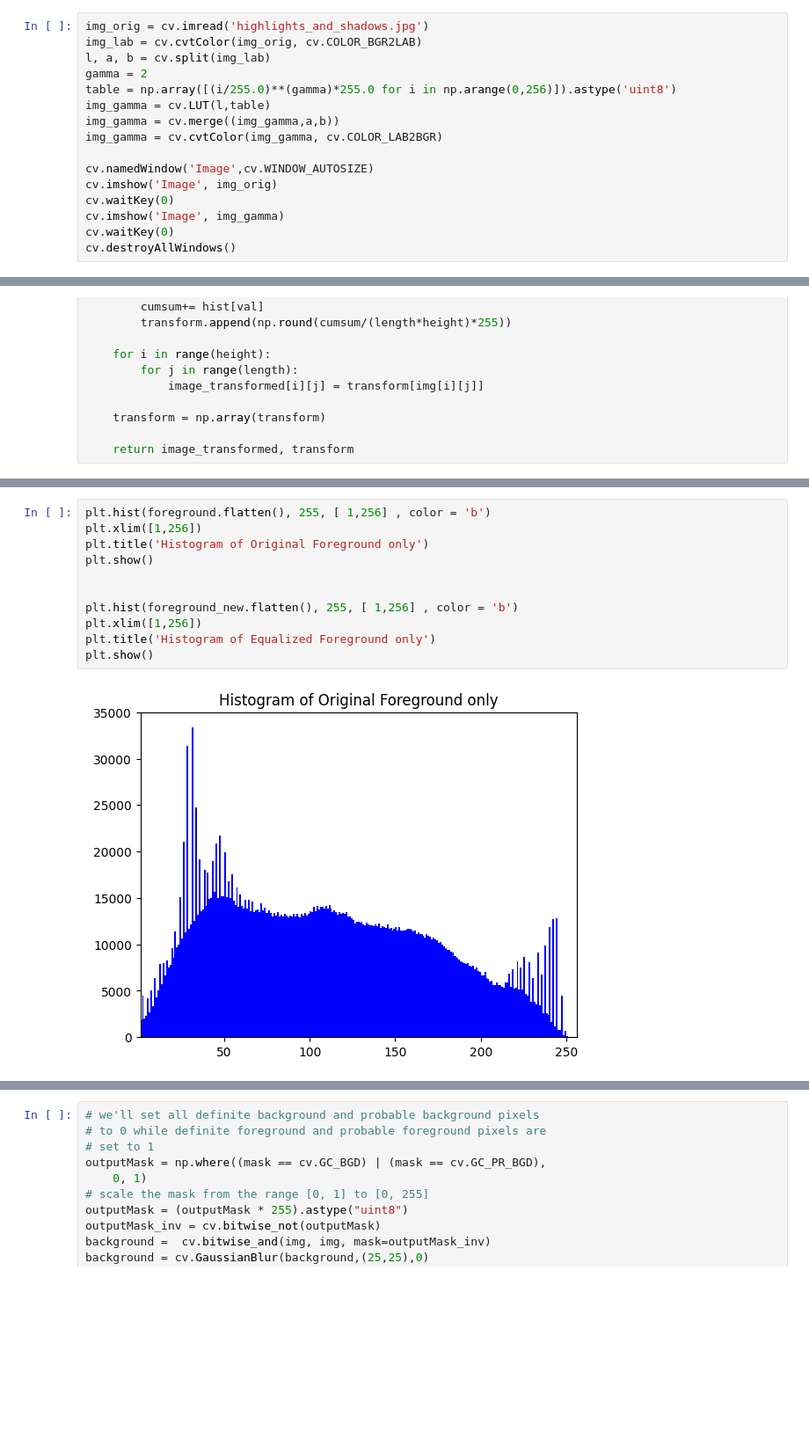
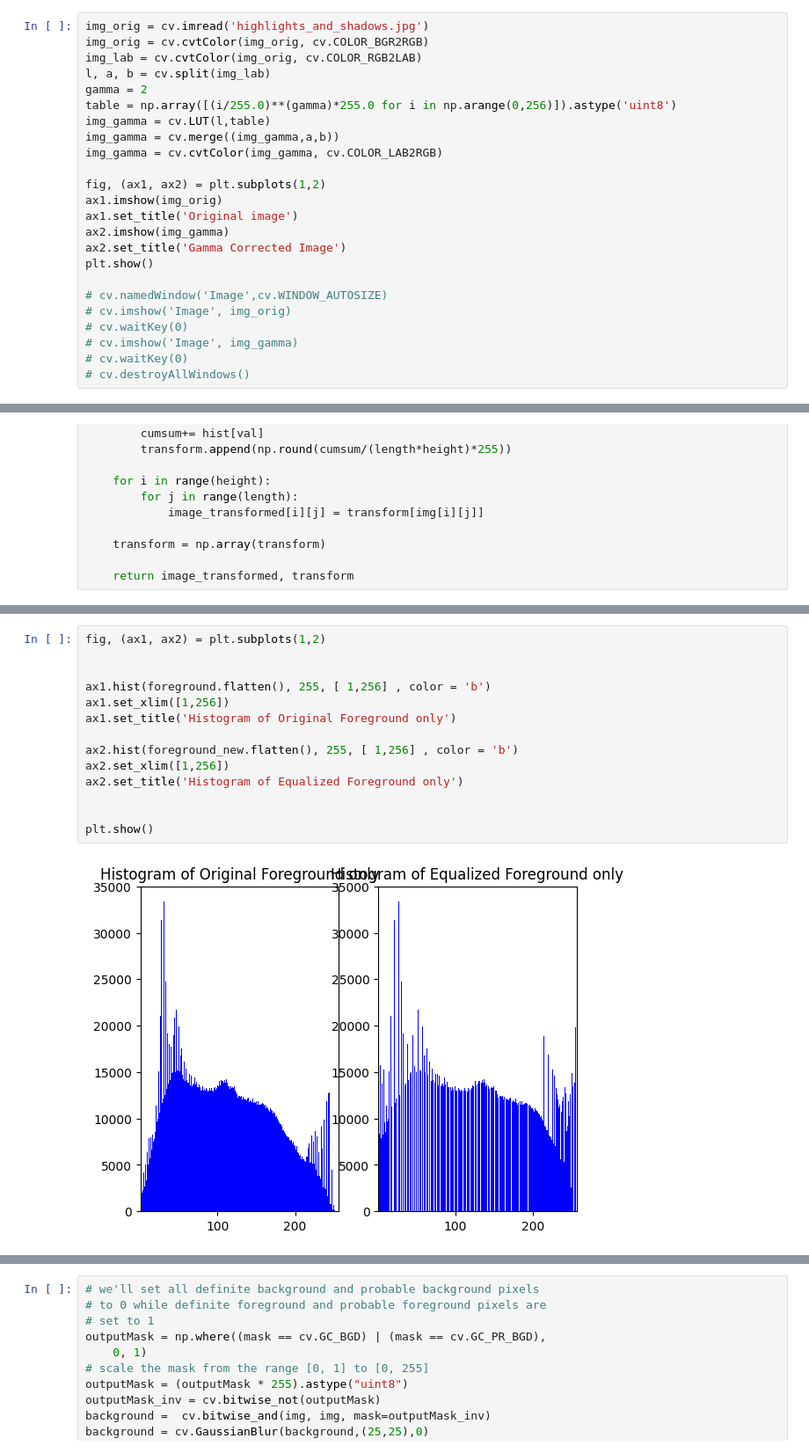
Before and after one commit to oshanyalegama/EN3160-Assignment-01, a Jupyter notebook: assignment 1.ipynb, the cells around one changed output, grey strips where cells are left out. Shown at 88% size. Saved outputs shown, nothing was run; the diff lists cells and outputs as text; blank space fills up the shorter version.

```diff
--- a/assignment 1.ipynb
+++ b/assignment 1.ipynb
@@ -91,16 +125,24 @@ cv.destroyAllWindows()
 # %%
 img_orig = cv.imread('highlights_and_shadows.jpg')
-img_lab = cv.cvtColor(img_orig, cv.COLOR_BGR2LAB)
+img_orig = cv.cvtColor(img_orig, cv.COLOR_BGR2RGB)
+img_lab = cv.cvtColor(img_orig, cv.COLOR_RGB2LAB)
 l, a, b = cv.split(img_lab)
 gamma = 2
 table = np.array([(i/255.0)**(gamma)*255.0 for i in np.arange(0,256)]).astype('uint8')
 img_gamma = cv.LUT(l,table)
 img_gamma = cv.merge((img_gamma,a,b))
-img_gamma = cv.cvtColor(img_gamma, cv.COLOR_LAB2BGR)
+img_gamma = cv.cvtColor(img_gamma, cv.COLOR_LAB2RGB)
 
-cv.namedWindow('Image',cv.WINDOW_AUTOSIZE)
-cv.imshow('Image', img_orig)
-cv.waitKey(0)
-cv.imshow('Image', img_gamma)
-cv.waitKey(0)
-cv.destroyAllWindows()
+fig, (ax1, ax2) = plt.subplots(1,2)
+ax1.imshow(img_orig)
+ax1.set_title('Original image')
+ax2.imshow(img_gamma)
+ax2.set_title('Gamma Corrected Image')
+plt.show()
+
+# cv.namedWindow('Image',cv.WINDOW_AUTOSIZE)
+# cv.imshow('Image', img_orig)
+# cv.waitKey(0)
+# cv.imshow('Image', img_gamma)
+# cv.waitKey(0)
+# cv.destroyAllWindows()
@@ -299,13 +360,16 @@ cv.destroyAllWindows()
 # %%
-plt.hist(foreground.flatten(), 255, [ 1,256] , color = 'b')
-plt.xlim([1,256])
-plt.title('Histogram of Original Foreground only')
-plt.show()
+fig, (ax1, ax2) = plt.subplots(1,2)
 
 
-plt.hist(foreground_new.flatten(), 255, [ 1,256] , color = 'b')
-plt.xlim([1,256])
-plt.title('Histogram of Equalized Foreground only')
+ax1.hist(foreground.flatten(), 255, [ 1,256] , color = 'b')
+ax1.set_xlim([1,256])
+ax1.set_title('Histogram of Original Foreground only')
+
+ax2.hist(foreground_new.flatten(), 255, [ 1,256] , color = 'b')
+ax2.set_xlim([1,256])
+ax2.set_title('Histogram of Equalized Foreground only')
+
+
 plt.show()
 # %% [output]
-[figure, old version]
+[figure, new version]
```
Also changed, not shown: parts of 18 cells of this notebook.
